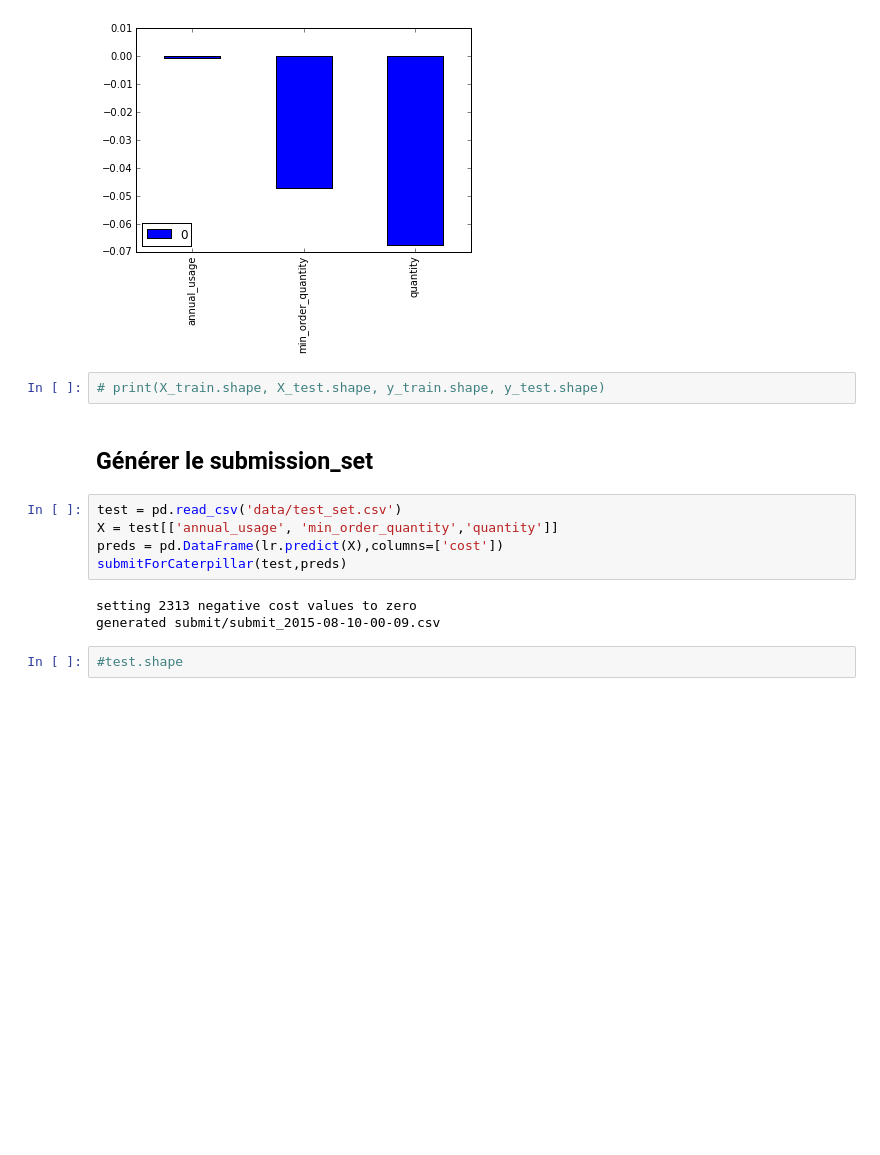
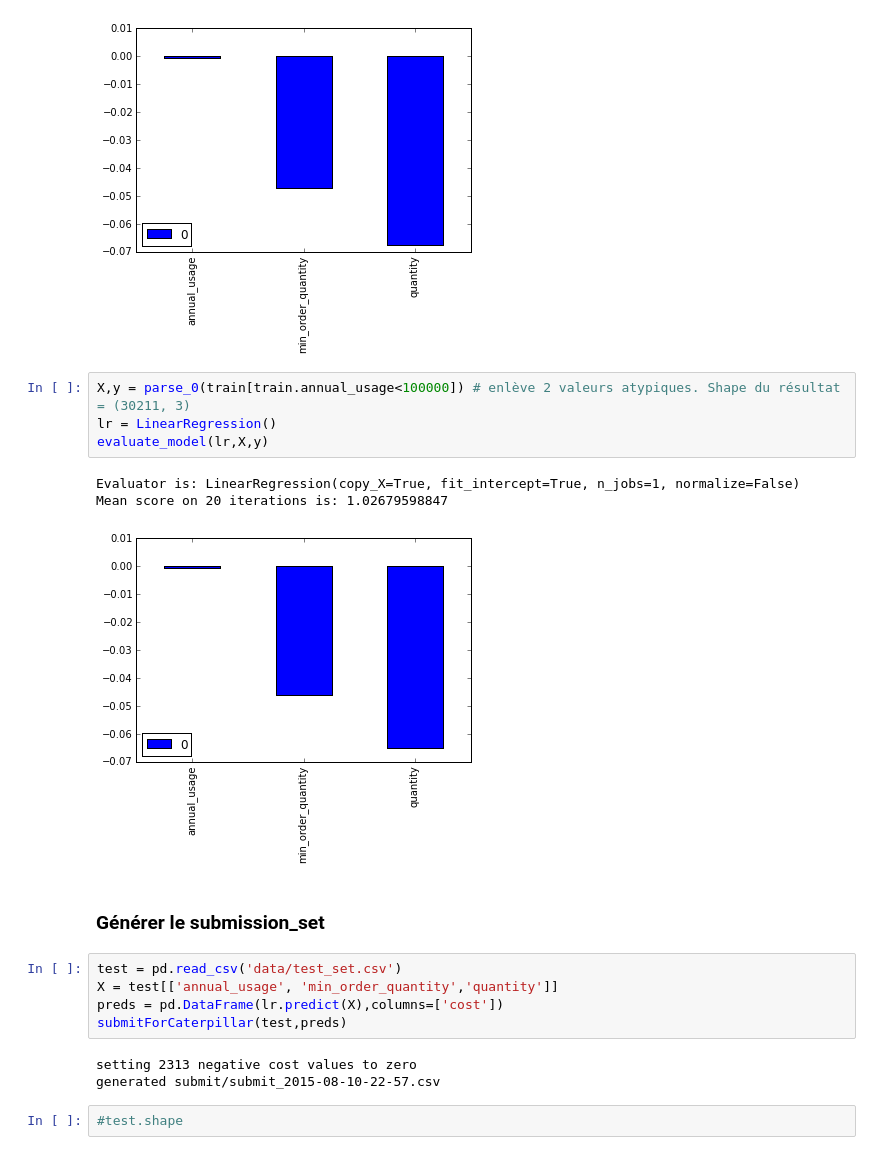
Before and after one commit to cphantrong/k-cat, a Jupyter notebook: Caterpillar.ipynb, the cells around one changed output. Drawn from its saved outputs; the diff is of its cells as text; blank space fills up the shorter version.

```diff
--- a/Caterpillar.ipynb
+++ b/Caterpillar.ipynb
@@ -95,10 +111,16 @@ pd.DataFrame(lr.coef_, index=X.columns).plot(kind="bar")
 score is 1.21961424554
 <matplotlib.axes._subplots.AxesSubplot at 0x...>
 [figure]
-# %%
-# print(X_train.shape, X_test.shape, y_train.shape, y_test.shape)
+# %%
+X,y = parse_0(train[train.annual_usage<100000]) # enlève 2 valeurs atypiques. Shape du résultat = (30211, 3)
+lr = LinearRegression()
+evaluate_model(lr,X,y)
+# %% [output]
+Evaluator is: LinearRegression(copy_X=True, fit_intercept=True, n_jobs=1, normalize=False)
+Mean score on 20 iterations is: 1.02679598847
+[figure, added]
 # %% [markdown]
-## Générer le submission_set
+### Générer le submission_set
 # %%
 test = pd.read_csv('data/test_set.csv')
 X = test[['annual_usage', 'min_order_quantity','quantity']]
@@ -106,7 +128,7 @@ preds = pd.DataFrame(lr.predict(X),columns=['cost'])
 submitForCaterpillar(test,preds)
 # %% [output]
 setting 2313 negative cost values to zero
-generated submit/submit_2015-08-10-00-09.csv
+generated submit/submit_2015-08-10-22-57.csv
 # %%
 #test.shape
 # %%
```
Also changed, not shown: parts of 25 cells of this notebook.
